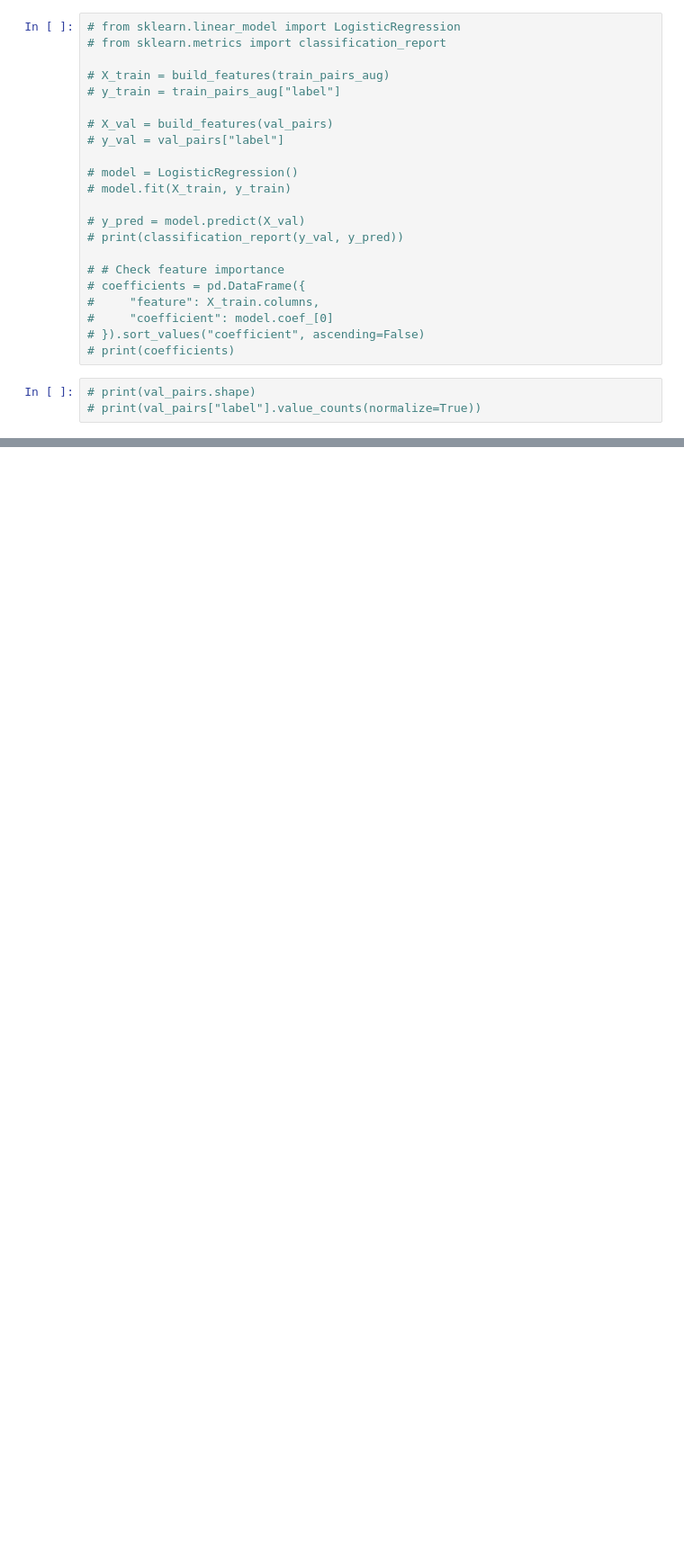
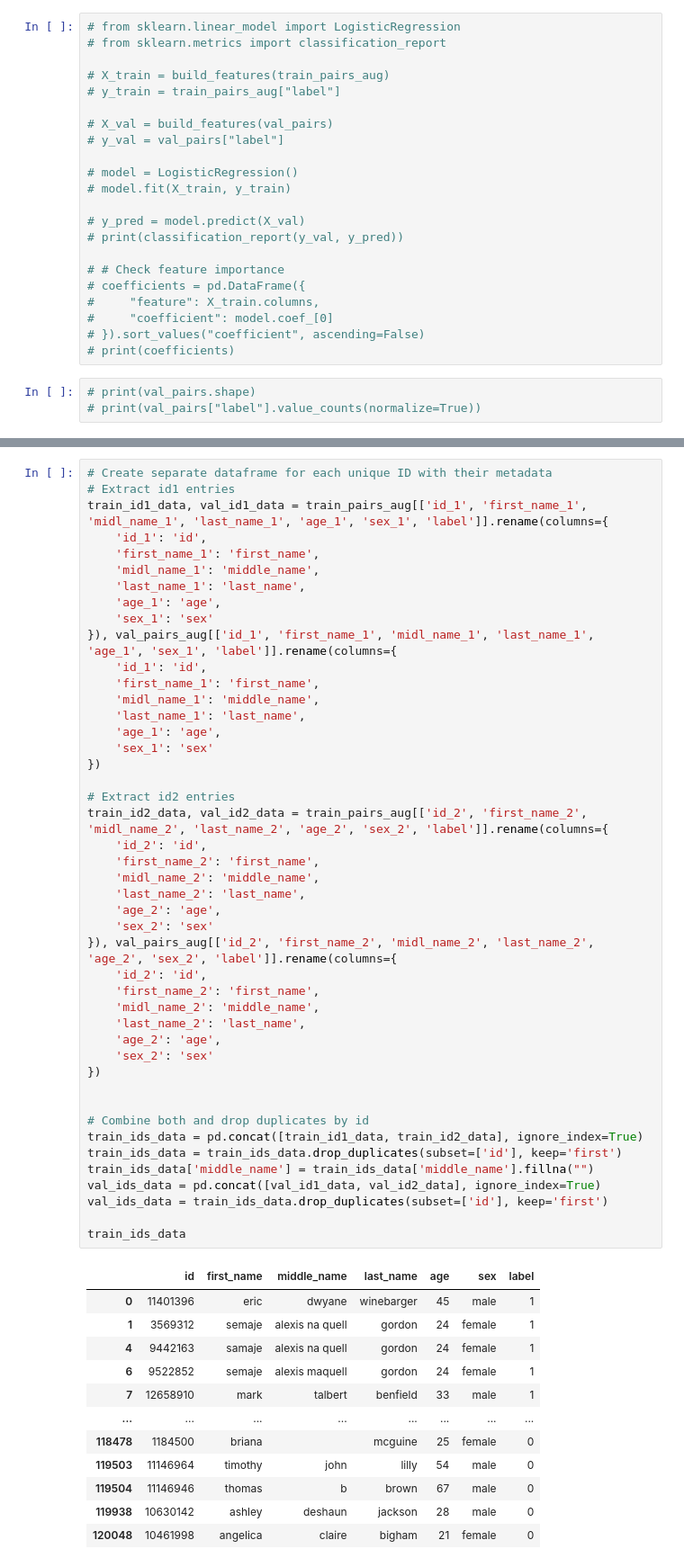
Before and after one commit to Erdos-Projects/spring-2026-deep-learning-fragmented-id-resolution, a Jupyter notebook: Hard_negative_Positive_Augmentation.ipynb, the cells around one changed output, grey strips where cells are left out. Shown at 90% size. Drawn from its saved outputs; the diff is of its cells as text; blank space fills up the shorter version.

```diff
--- a/Hard_negative_Positive_Augmentation.ipynb
+++ b/Hard_negative_Positive_Augmentation.ipynb
@@ -761,0 +1066,58 @@ print(classification_report(y_val, model.predict(X_val)))
+# %%
+# Create separate dataframe for each unique ID with their metadata
+# Extract id1 entries
+train_id1_data, val_id1_data = train_pairs_aug[['id_1', 'first_name_1', 'midl_name_1', 'last_name_1', 'age_1', 'sex_1', 'label']].rename(columns={
+    'id_1': 'id',
+    'first_name_1': 'first_name',
+    'midl_name_1': 'middle_name',
+    'last_name_1': 'last_name',
+    'age_1': 'age',
+    'sex_1': 'sex'
+}), val_pairs_aug[['id_1', 'first_name_1', 'midl_name_1', 'last_name_1', 'age_1', 'sex_1', 'label']].rename(columns={
+    'id_1': 'id',
+    'first_name_1': 'first_name',
+    'midl_name_1': 'middle_name',
+    'last_name_1': 'last_name',
+    'age_1': 'age',
+    'sex_1': 'sex'
+})
+
+# Extract id2 entries
+train_id2_data, val_id2_data = train_pairs_aug[['id_2', 'first_name_2', 'midl_name_2', 'last_name_2', 'age_2', 'sex_2', 'label']].rename(columns={
+    'id_2': 'id',
+    'first_name_2': 'first_name',
+    'midl_name_2': 'middle_name',
+    'last_name_2': 'last_name',
+    'age_2': 'age',
+    'sex_2': 'sex'
+}), val_pairs_aug[['id_2', 'first_name_2', 'midl_name_2', 'last_name_2', 'age_2', 'sex_2', 'label']].rename(columns={
+    'id_2': 'id',
+    'first_name_2': 'first_name',
+    'midl_name_2': 'middle_name',
+    'last_name_2': 'last_name',
+    'age_2': 'age',
+    'sex_2': 'sex'
+})
+
+
+# Combine both and drop duplicates by id
+train_ids_data = pd.concat([train_id1_data, train_id2_data], ignore_index=True)
+train_ids_data = train_ids_data.drop_duplicates(subset=['id'], keep='first')
+train_ids_data['middle_name'] = train_ids_data['middle_name'].fillna("")
+val_ids_data = pd.concat([val_id1_data, val_id2_data], ignore_index=True)
+val_ids_data = train_ids_data.drop_duplicates(subset=['id'], keep='first')
+
+train_ids_data
+# %% [output]
+|  | id | first_name | middle_name | last_name | age | sex | label |
+| 0 | 11401396 | eric | dwyane | winebarger | 45 | male | 1 |
+| 1 | 3569312 | semaje | alexis na quell | gordon | 24 | female | 1 |
+| 4 | 9442163 | samaje | alexis na quell | gordon | 24 | female | 1 |
+| 6 | 9522852 | semaje | alexis maquell | gordon | 24 | female | 1 |
+| 7 | 12658910 | mark | talbert | benfield | 33 | male | 1 |
+| ... | ... | ... | ... | ... | ... | ... | ... |
+| 118478 | 1184500 | briana |  | mcguine | 25 | female | 0 |
+| 119503 | 11146964 | timothy | john | lilly | 54 | male | 0 |
+| 119504 | 11146946 | thomas | b | brown | 67 | male | 0 |
+| 119938 | 10630142 | ashley | deshaun | jackson | 28 | male | 0 |
+| 120048 | 10461998 | angelica | claire | bigham | 21 | female | 0 |
```
Also changed, not shown: parts of 35 cells of this notebook.
